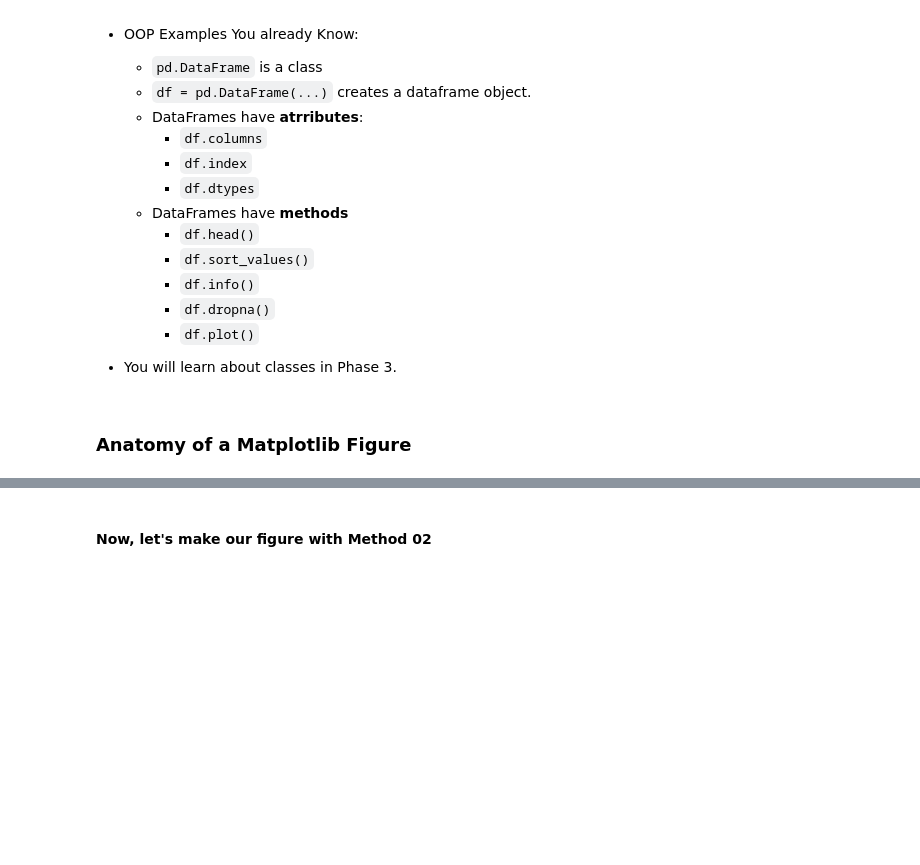
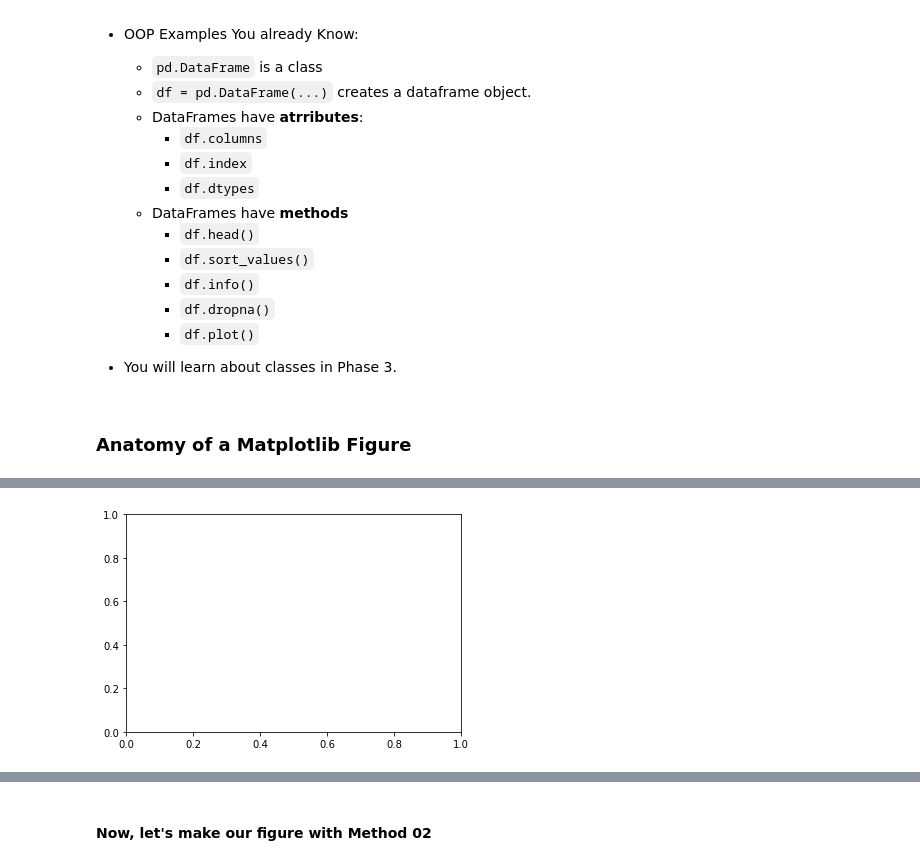
Before and after one commit to flatiron-school/ds-flex-fundamentals-of-data-visualization-2021, a Jupyter notebook: Fundamentals of Visualizations_v1_SG.ipynb, the cells around one changed output, grey strips where cells are left out. Drawn from its saved outputs; the diff is of its cells as text; code cells hidden in the pictures; blank space fills up the shorter version.

```diff
--- a/Fundamentals of Visualizations_v1_SG.ipynb
+++ b/Fundamentals of Visualizations_v1_SG.ipynb
@@ -206,5 +252,8 @@ df.info()
         - There is an 'Axes` for each subplot in the Figure
 # %%
 ## Make an empty figure and ax with plt.subplots
+fig, ax  = plt.subplots()
+# %% [output]
+[figure, added]
 # %%
 ## Run help on fig
```
Also changed, not shown: parts of 35 cells of this notebook, 2 other files.
